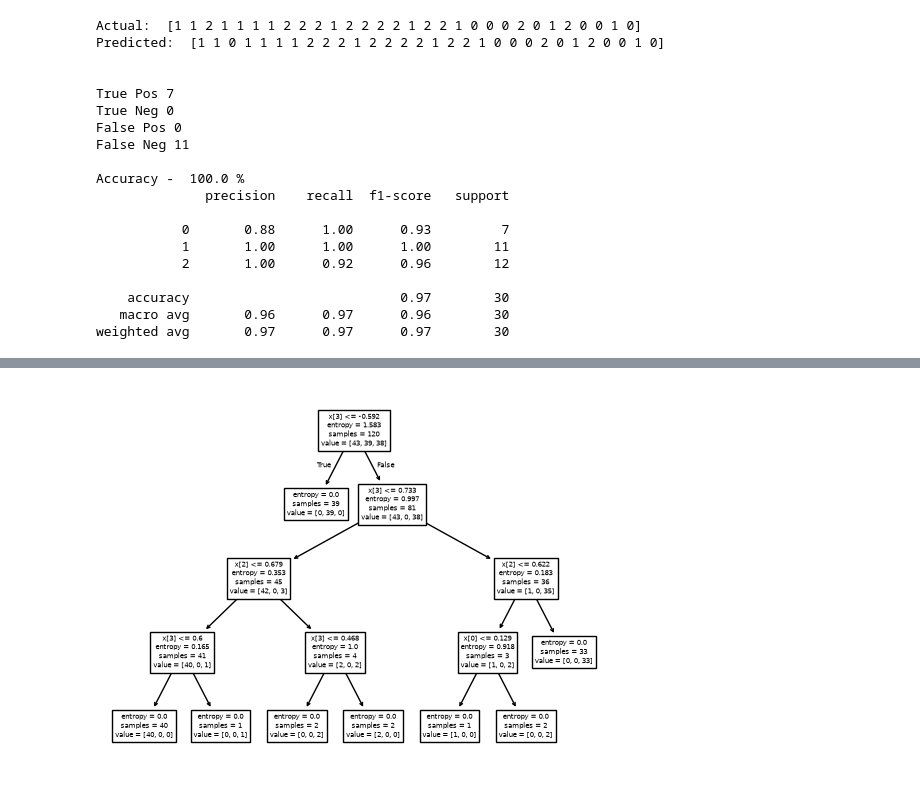
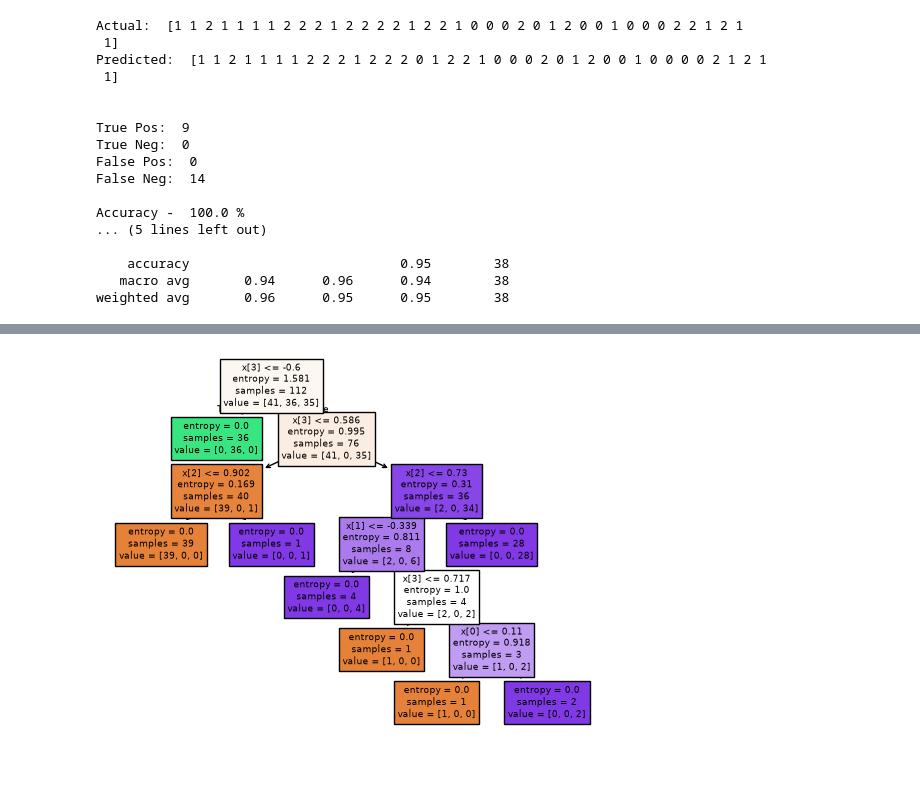
Before and after one commit to NeelPatel2548/AIML-BDA-Lab-Work, a Jupyter notebook: notebooks/15 09 Lab/K-Fold_on_DecisionTree.ipynb, the cells around one changed output, grey strips where cells are left out. Cells and saved outputs as stored; diff of their text form; code cells hidden in the pictures.

```diff
--- a/notebooks/15 09 Lab/K-Fold_on_DecisionTree.ipynb
+++ b/notebooks/15 09 Lab/K-Fold_on_DecisionTree.ipynb
@@ -1,7 +1,7 @@
 # %%
 # for below cells parameters are:
 #     1. entropy
-#     2. 0.20
+#     2. 0.25
 
 # # dataset = "Iris Dataset"
 
@@ -9,81 +9,71 @@ import pandas as ps
 import numpy as nm
 import matplotlib.pyplot as plt
 
+from sklearn.model_selection import train_test_split
+from sklearn.tree import DecisionTreeClassifier
+from sklearn.preprocessing import StandardScaler
+from sklearn.metrics import classification_report
+from sklearn.metrics import confusion_matrix
+
 df = ps.read_csv("D:\BDA 20\AIML-BDA-Lab-Work\data\Iris.csv")
 df.head()
 
 
-# df.info()
-# print(df.isnull().sum())
+x = df.iloc[:, 1:5].values      # SepalLengthCm, SepalWidthCm, PetalLengthCm, PetalWidthCm
+
+y = df.iloc[:, -1].values        # Species
 
 
-
-# print("Independent variable, X:")
-x = df.iloc[:, 1:5].values      # SepalLengthCm, SepalWidthCm, PetalLengthCm, PetalWidthCm
-# print(x)
-
-# print("Dependent variable, Y:")
-y = df.iloc[:, -1].values        # Species
-# print(y)
-
-from sklearn.model_selection import train_test_split
 x_train,x_test,y_train,y_test = train_test_split(
     x,y,
-    test_size=0.20,
+    test_size=0.25,
     random_state=45
 )
 
-from sklearn.preprocessing import StandardScaler
 sc_x = StandardScaler()
 x_train = sc_x.fit_transform(x_train)
 x_test=sc_x.transform(x_test)
 
-# print(x_test)
-
-from sklearn.tree import DecisionTreeClassifier
 classifier = DecisionTreeClassifier(criterion='entropy', random_state=0)
 
 classifier.fit(x_train,y_train)
 
 
-y_pred = classifier.predict(x_test)         #here we give X_testing data and prediciting Y data
-
+y_pred = classifier.predict(x_test)
 print("Actual: ",y_test)
 print("Predicted: ",y_pred)
 
-from sklearn.metrics import confusion_matrix
+
 cm = confusion_matrix(y_test, y_pred)
 
-print("\n\nTrue Pos", cm[0][0])
-print("True Neg", cm[0][1])
-print("False Pos", cm[1][0])
-print("False Neg", cm[1][1])
+print("\n\nTrue Pos: ", cm[0][0])
+print("True Neg: ", cm[0][1])
+print("False Pos: ", cm[1][0])
+print("False Neg: ", cm[1][1])
 
 accuracy = (cm[0][0]  + cm[1][1]) / (cm[0][0]  + cm[1][1] + cm[1][0] + cm[0][1])
 print("\nAccuracy - ", accuracy * 100, "%")
 
-from sklearn.metrics import classification_report
+
 print(classification_report(y_test, y_pred))
 
 from sklearn import tree
-tree.plot_tree(classifier)
+tree.plot_tree(classifier, filled=True)
 # %% [output]
-Actual:  [1 1 2 1 1 1 1 2 2 2 1 2 2 2 2 1 2 2 1 0 0 0 2 0 1 2 0 0 1 0]
-Predicted:  [1 1 0 1 1 1 1 2 2 2 1 2 2 2 2 1 2 2 1 0 0 0 2 0 1 2 0 0 1 0]
+Actual:  [1 1 2 1 1 1 1 2 2 2 1 2 2 2 2 1 2 2 1 0 0 0 2 0 1 2 0 0 1 0 0 0 2 2 1 2 1
+ 1]
+Predicted:  [1 1 2 1 1 1 1 2 2 2 1 2 2 2 0 1 2 2 1 0 0 0 2 0 1 2 0 0 1 0 0 0 0 2 1 2 1
+ 1]
 
 
-True Pos 7
-True Neg 0
-False Pos 0
-False Neg 11
+True Pos:  9
+True Neg:  0
+False Pos:  0
+False Neg:  14
 
 Accuracy -  100.0 %
-              precision    recall  f1-score   support
+... (5 lines left out)
 
-           0       0.88      1.00      0.93         7
-           1       1.00      1.00      1.00        11
-           2       1.00      0.92      0.96        12
-
-    accuracy                           0.97        30
-   macro avg       0.96      0.97      0.96        30
-weighted avg       0.97      0.97      0.97        30
+    accuracy                           0.95        38
+   macro avg       0.94      0.96      0.94        38
+weighted avg       0.96      0.95      0.95        38
@@ -107 +97 @@ weighted avg       0.97      0.97      0.97        30
-[figure, old version]
+[figure, new version]
```
Also changed, not shown: parts of 4 cells of this notebook, 1 other file.
